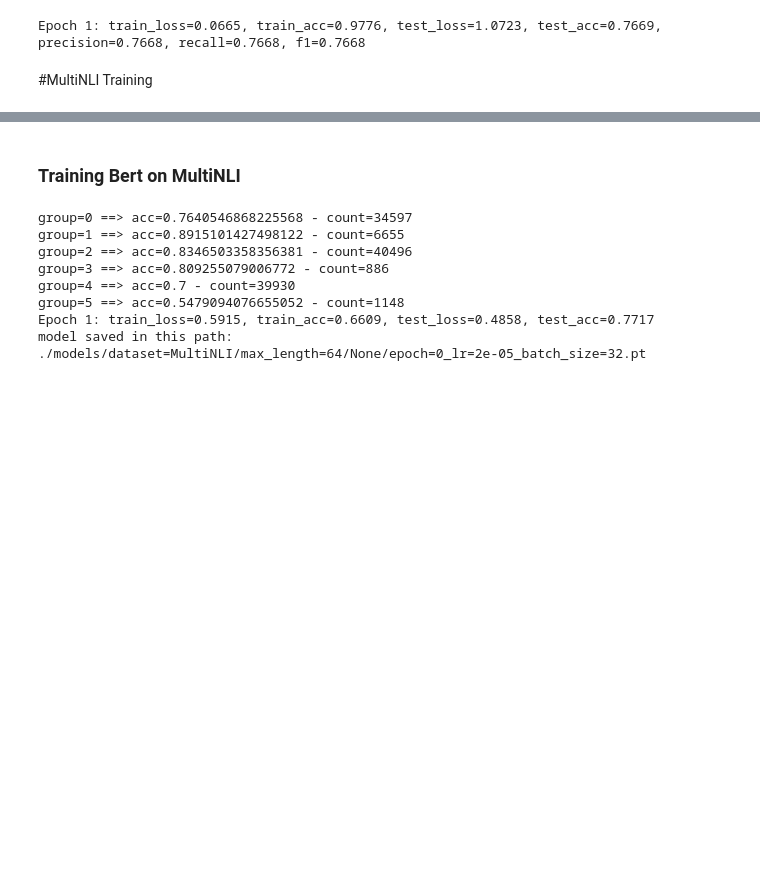
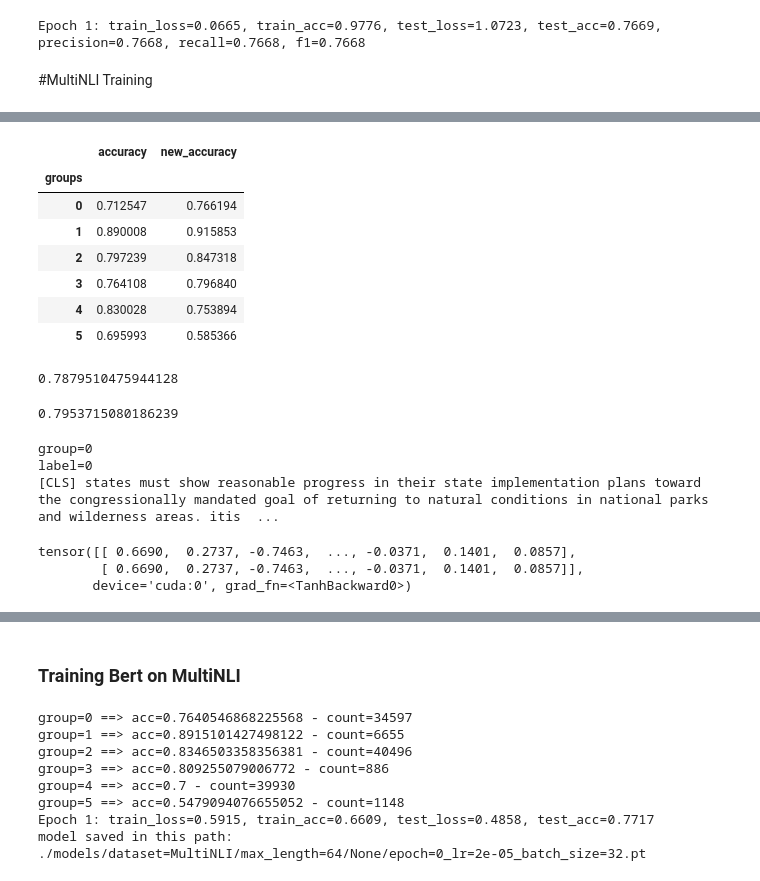
Before and after one commit to hamidrezayaghobi/Learning-How-to-Mask-Text-Input-for-Better-Generalization, a Jupyter notebook: masking_text.ipynb, the cells around one changed output, grey strips where cells are left out. Saved outputs shown, nothing was run; the diff lists cells and outputs as text; code cells hidden in the pictures; blank space fills up the shorter version.

```diff
--- a/masking_text.ipynb
+++ b/masking_text.ipynb
@@ -916,0 +1070,16 @@ Epoch 1: train_loss=0.0665, train_acc=0.9776, test_loss=1.0723, test_acc=0.7669,
+# %%
+model = CatBoostClassifier(
+    iterations=500,
+    max_depth=4,
+    min_child_samples=100,
+    learning_rate=0.01,
+    l2_leaf_reg=0.5,
+    random_seed=42,
+)
+# %%
+X = features_pdf.drop(['label', 'groups', 'accuracy'], axis=1)
+y = features_pdf['label']
+
+X_train, X_val, y_train, y_val = train_test_split(X, y, test_size=0.3, random_state=42)
+# %%
+model.fit(X_train, y_train, eval_set=(X_val, y_val), early_stopping_rounds=100)
@@ -916,0 +1105,57 @@ Epoch 1: train_loss=0.0665, train_acc=0.9776, test_loss=1.0723, test_acc=0.7669,
+# %%
+X_test = test_features_pdf.drop(['label', 'groups', 'accuracy'], axis=1)
+
+y_pred = model.predict(X_test)
+y_pred = [x[0] for x in y_pred]
+test_features_pdf['new_predict'] = y_pred
+# %%
+test_features_pdf['new_accuracy'] = test_features_pdf['label'] == test_features_pdf['new_predict']
+
+test_features_pdf[['groups', 'accuracy', 'new_accuracy']].groupby('groups').agg('mean')
+# %% [output]
+|  | accuracy | new_accuracy |
+| groups |  |  |
+| 0 | 0.712547 | 0.766194 |
+| 1 | 0.890008 | 0.915853 |
+| 2 | 0.797239 | 0.847318 |
+| 3 | 0.764108 | 0.796840 |
+| 4 | 0.830028 | 0.753894 |
+| 5 | 0.695993 | 0.585366 |
+# %%
+accuracy_score(test_features_pdf['label'], test_features_pdf['predict'])
+# %% [output]
+0.7879510475944128
+# %%
+accuracy_score(test_features_pdf['label'], test_features_pdf['new_predict'])
+# %% [output]
+0.7953715080186239
+# %%
+idx = 9
+sample = train_dataset[idx]
+print(f"group={sample['groups'].item()}")
+print(f"label={sample['labels'].item()}")
+print(tokenizer.decode(sample['input_ids']))
+
+input_ids=torch.tensor([sample['input_ids'].numpy()] * 2).to(DEVICE)
+attention_mask=torch.tensor([sample['attention_mask'].numpy()] * 2).to(DEVICE)
+token_type_ids=torch.tensor([sample['segments_ids'].numpy()] * 2).to(DEVICE)
+labels=torch.tensor([sample['labels'].item()] * 2).to(DEVICE)
+
+logits = fine_tuned_bert_model.bert_model.bert(
+    input_ids=input_ids,
+    attention_mask=attention_mask,
+    token_type_ids=token_type_ids,
+    # labels=labels,
+)
+feature = fine_tuned_bert_model.bert_model.dropout(logits[1])
+# %% [output]
+group=0
+label=0
+[CLS] states must show reasonable progress in their state implementation plans toward the congressionally mandated goal of returning to natural conditions in national parks and wilderness areas. itis  ...
+# %%
+feature = fine_tuned_bert_model.bert_model.dropout(logits[1])
+feature
+# %% [output]
+tensor([[ 0.6690,  0.2737, -0.7463,  ..., -0.0371,  0.1401,  0.0857],
+        [ 0.6690,  0.2737, -0.7463,  ..., -0.0371,  0.1401,  0.0857]],
+       device='cuda:0', grad_fn=<TanhBackward0>)
```
Also changed, not shown: parts of 29 cells of this notebook, 9 other files.
